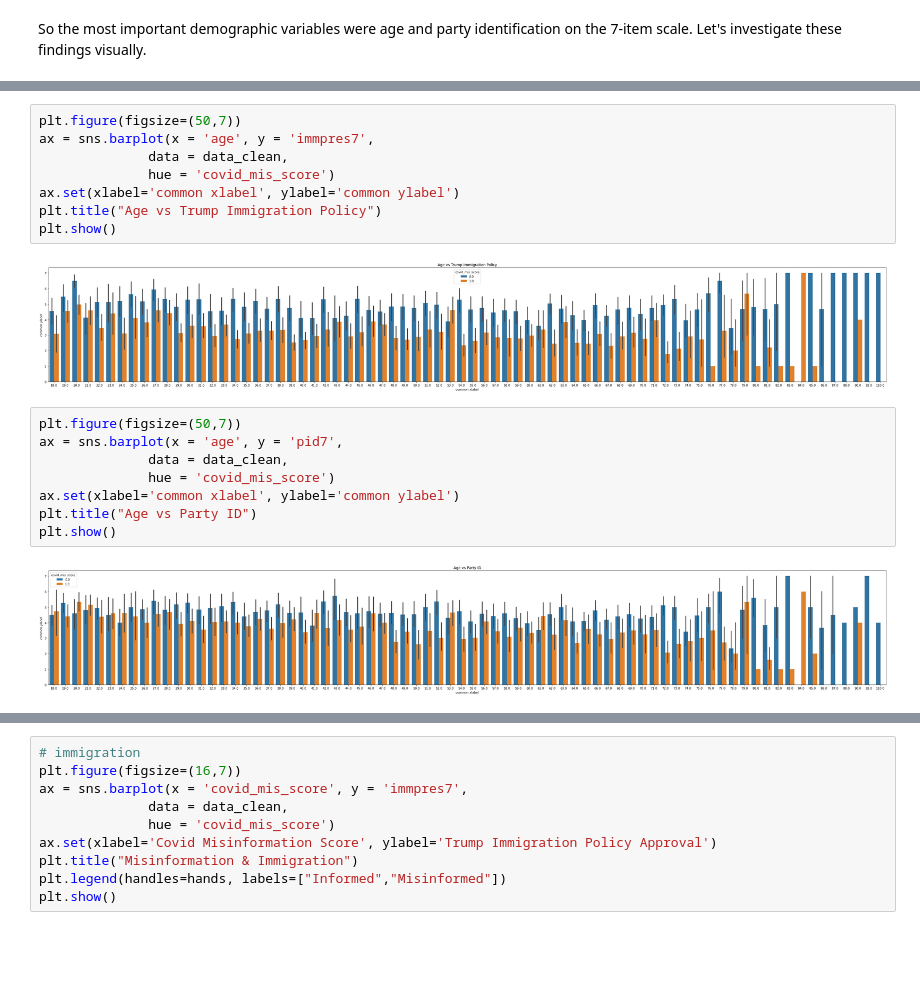
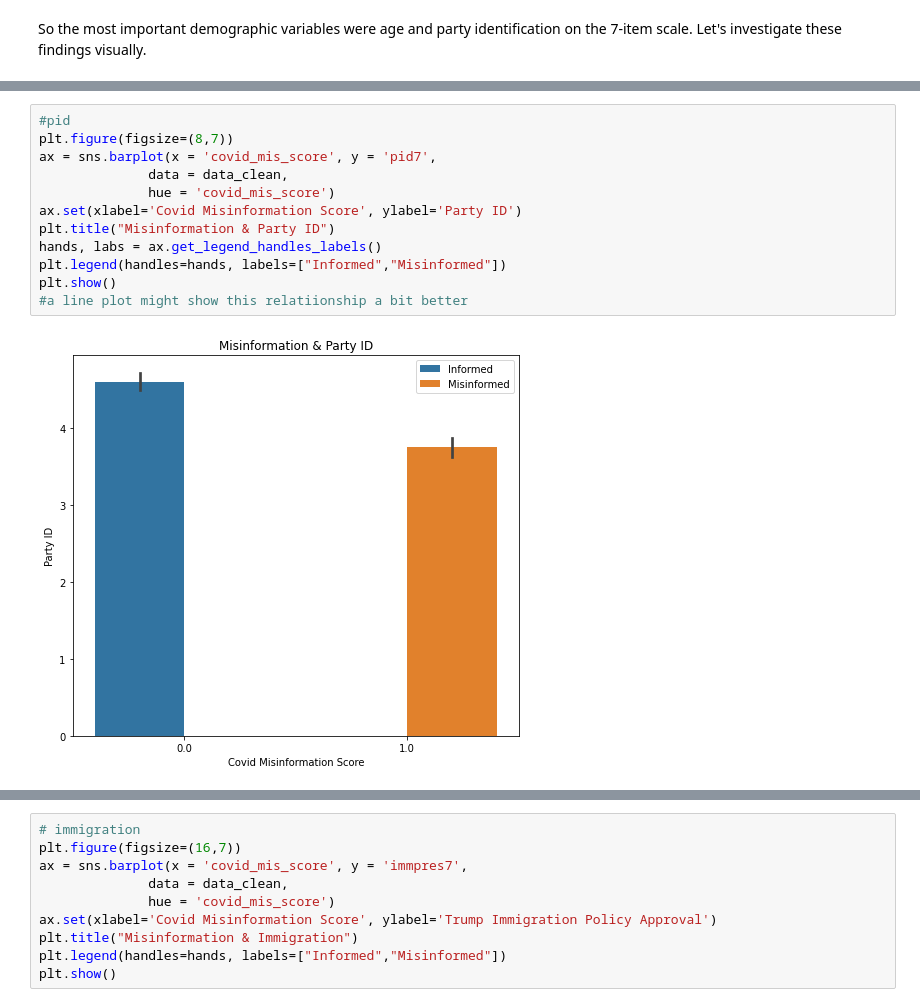
Before and after one commit to sarahadamsjack/Predicting-Misinformed-Views-About-COVID-19, a Jupyter notebook: main_notebook.ipynb, the cells around one changed output, grey strips where cells are left out. Drawn from its saved outputs; the diff is of its cells as text; blank space fills up the shorter version.

```diff
--- a/main_notebook.ipynb
+++ b/main_notebook.ipynb
@@ -1058,22 +1060,16 @@ Text(0.5, 1.0, 'Age vs Misinformation')
 # %%
-plt.figure(figsize=(50,7))
-ax = sns.barplot(x = 'age', y = 'immpres7',
+#pid
+plt.figure(figsize=(8,7))
+ax = sns.barplot(x = 'covid_mis_score', y = 'pid7',
               data = data_clean,
               hue = 'covid_mis_score')
-ax.set(xlabel='common xlabel', ylabel='common ylabel')
-plt.title("Age vs Trump Immigration Policy")
+ax.set(xlabel='Covid Misinformation Score', ylabel='Party ID')
+plt.title("Misinformation & Party ID")
+hands, labs = ax.get_legend_handles_labels()
+plt.legend(handles=hands, labels=["Informed","Misinformed"])
 plt.show()
+#a line plot might show this relatiionship a bit better
 # %% [output]
-[figure, old version]
+[figure, new version]
-# %%
-plt.figure(figsize=(50,7))
-ax = sns.barplot(x = 'age', y = 'pid7',
-              data = data_clean,
-              hue = 'covid_mis_score')
-ax.set(xlabel='common xlabel', ylabel='common ylabel')
-plt.title("Age vs Party ID")
-plt.show()
-# %% [output]
-[figure, removed]
 # %%
 #white job
```
Also changed, not shown: parts of 25 cells of this notebook.
